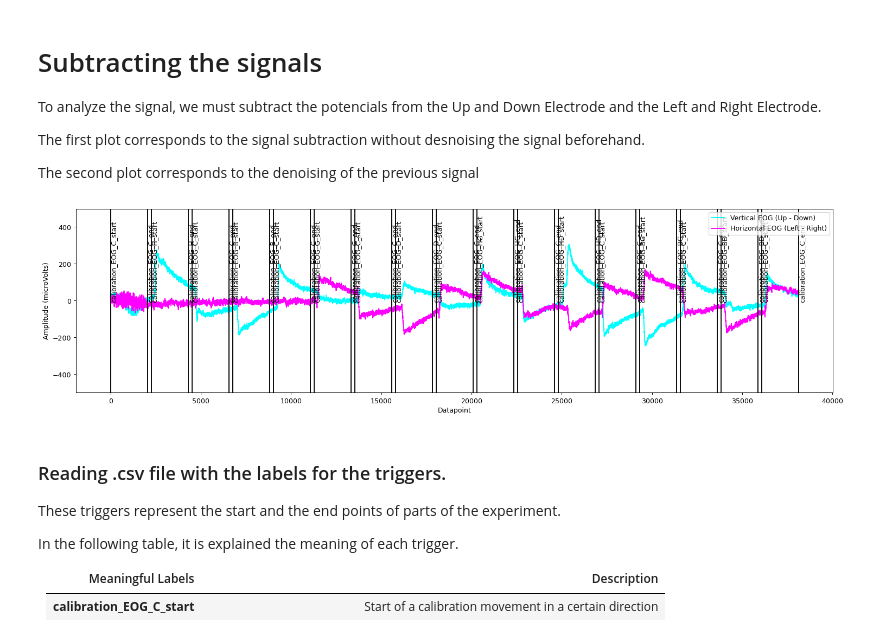
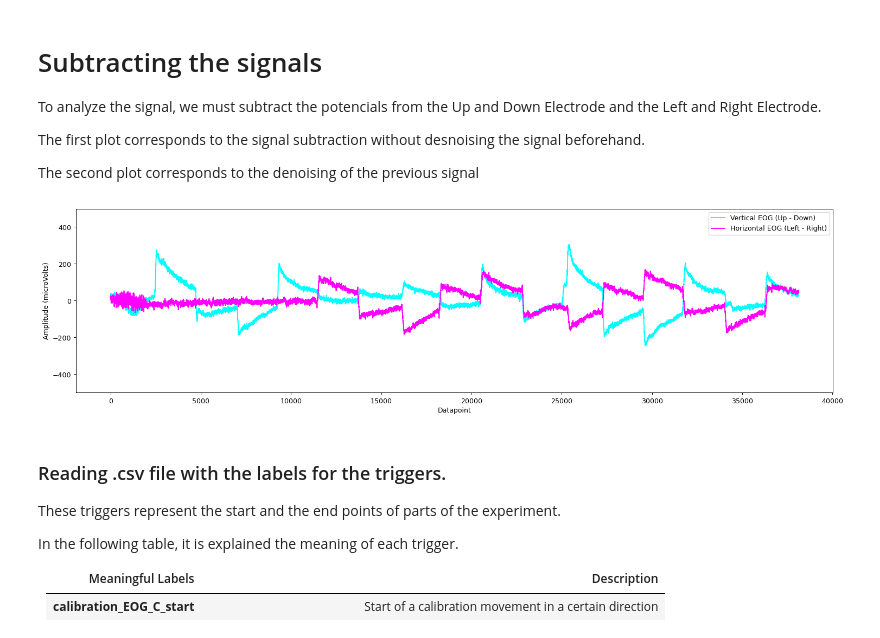
Before and after one commit to RicardoCQB/enac-eog-analysis, a Jupyter notebook: src/EyeMovementDetection.ipynb, the cells around one changed output. Drawn from its saved outputs; the diff is of its cells as text; code cells hidden in the pictures.

```diff
--- a/src/EyeMovementDetection.ipynb
+++ b/src/EyeMovementDetection.ipynb
@@ -122,12 +122,12 @@ The second plot corresponds to the denoising of the previous signal
 # %%
 verticalEOG, horizontalEOG = preProcessing.electrodesToVertHori(calibrationNoPreprocessing, 0, 1, 2, 3)
 calStartArray, calEndArray = databasePreparation.getEogLabelIndexes(triggerCsv, 'calibration_EOG_C_start', 'calibration_EOG_C_end')
 calibrationStart = calStartArray[0]
 calibrationEnd = calEndArray[-1]
 
-plotVertHorEOG(verticalEOG, horizontalEOG, triggerStart=calibrationStart, triggerEnd=calibrationEnd,  mode='both', triggerCsv=triggerCsv)
+plotVertHorEOG(verticalEOG, horizontalEOG, triggerStart=calibrationStart, triggerEnd=calibrationEnd,  mode='both')
 # %% [output]
-[figure, old version]
+[figure, new version]
 # %% [markdown]
 ### Reading .csv file with the labels for the triggers.
 These triggers represent the start and the end points of parts of the experiment.
```
Also changed, not shown: parts of 3 cells of this notebook, 7 other files.
